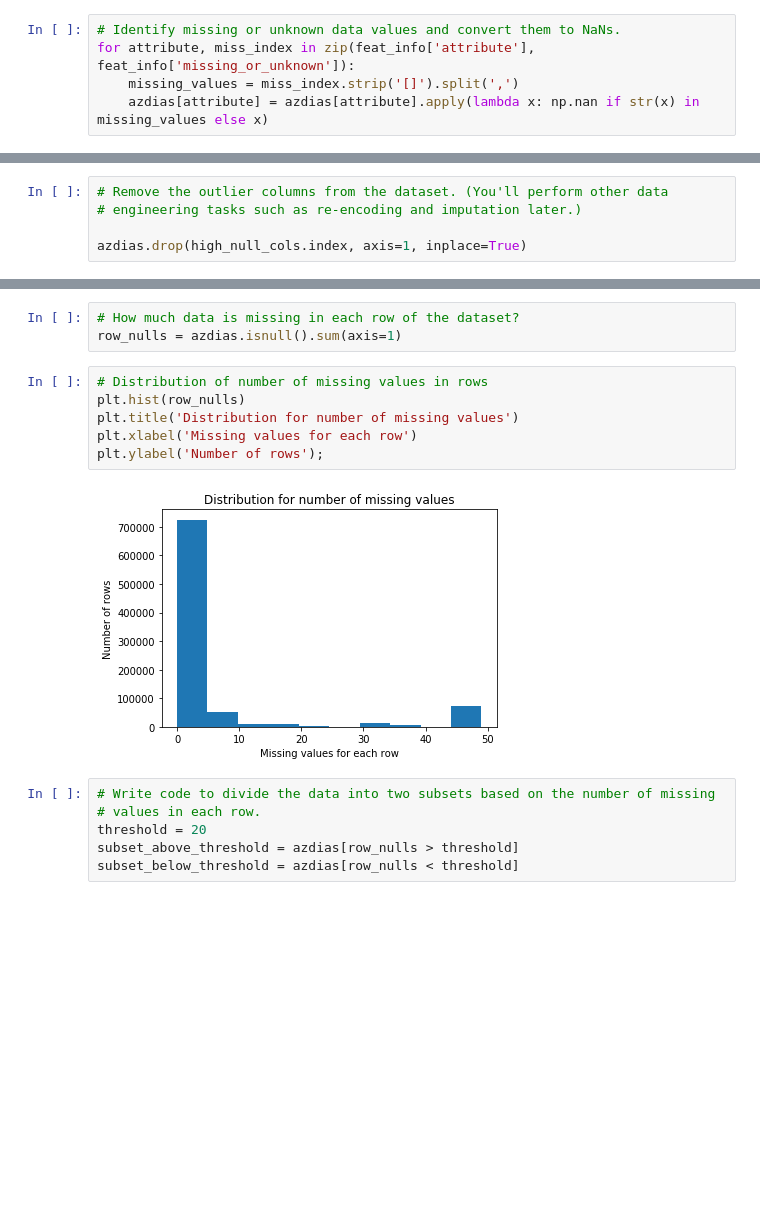
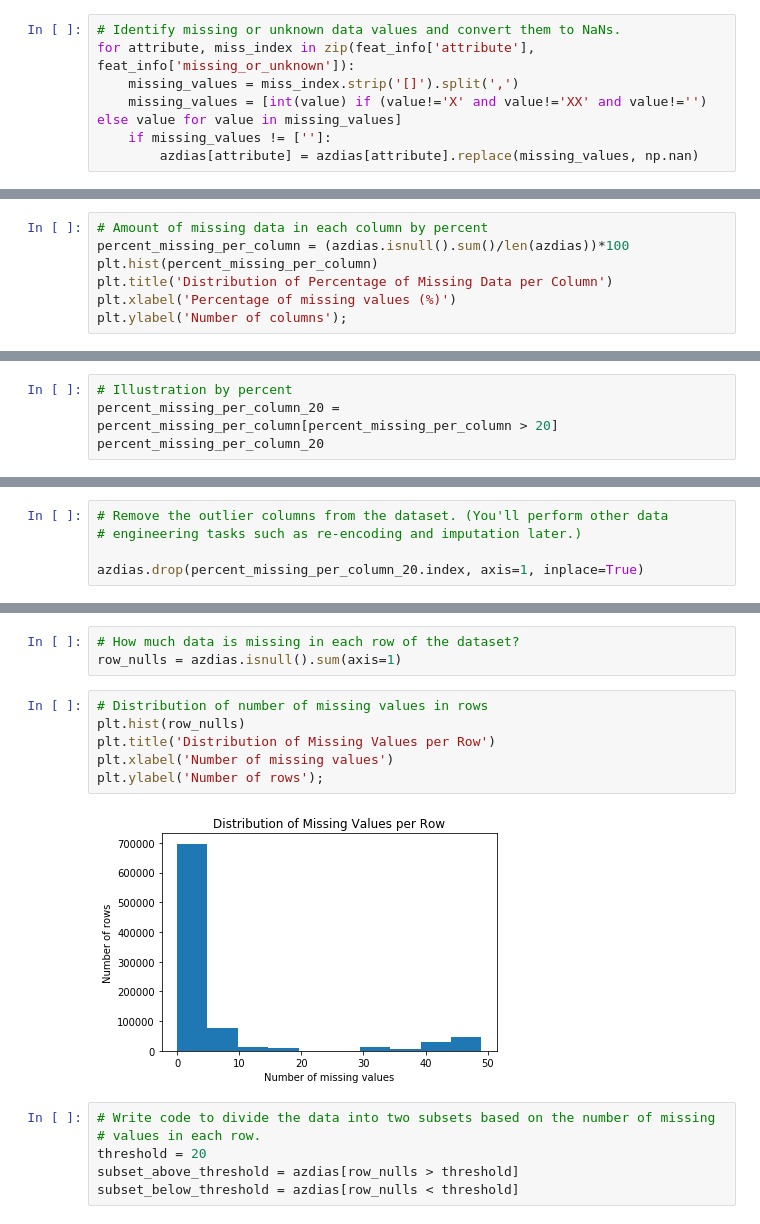
Before and after one commit to Faisal-AlDhuwayhi/Identify-Customer-Segments, a Jupyter notebook: Identify_Customer_Segments.ipynb, the cells around one changed output, grey strips where cells are left out. Drawn from its saved outputs; the diff is of its cells as text; blank space fills up the shorter version.

```diff
--- a/Identify_Customer_Segments.ipynb
+++ b/Identify_Customer_Segments.ipynb
@@ -129,7 +129,9 @@ num_nan
 # Identify missing or unknown data values and convert them to NaNs.
 for attribute, miss_index in zip(feat_info['attribute'], feat_info['missing_or_unknown']):
     missing_values = miss_index.strip('[]').split(',')
-    azdias[attribute] = azdias[attribute].apply(lambda x: np.nan if str(x) in missing_values else x)
+    missing_values = [int(value) if (value!='X' and value!='XX' and value!='') else value for value in missing_values]
+    if missing_values != ['']:
+        azdias[attribute] = azdias[attribute].replace(missing_values, np.nan)
 # %%
 # NaN values After conversion
 azdias.isna().sum().sum()
@@ -175,0 +178,7 @@ plt.ylabel('Number of columns');
+# %%
+# Amount of missing data in each column by percent
+percent_missing_per_column = (azdias.isnull().sum()/len(azdias))*100
+plt.hist(percent_missing_per_column)
+plt.title('Distribution of Percentage of Missing Data per Column')
+plt.xlabel('Percentage of missing values (%)')
+plt.ylabel('Number of columns');
@@ -175,0 +187,4 @@ plt.ylabel('Number of columns');
+# %%
+# Illustration by percent
+percent_missing_per_column_20 = percent_missing_per_column[percent_missing_per_column > 20]
+percent_missing_per_column_20
@@ -185,6 +212,6 @@ dtype: int64
 # Remove the outlier columns from the dataset. (You'll perform other data
 # engineering tasks such as re-encoding and imputation later.)
 
-azdias.drop(high_null_cols.index, axis=1, inplace=True)
+azdias.drop(percent_missing_per_column_20.index, axis=1, inplace=True)
 # %%
 # Remove the outlier columns from feat_info dataset for easier manipulation later
@@ -214,11 +244,11 @@ row_nulls = azdias.isnull().sum(axis=1)
 # %%
 # Distribution of number of missing values in rows
 plt.hist(row_nulls)
-plt.title('Distribution for number of missing values')
-plt.xlabel('Missing values for each row')
+plt.title('Distribution of Missing Values per Row')
+plt.xlabel('Number of missing values')
 plt.ylabel('Number of rows');
 # %% [output]
-[figure, old version]
+[figure, new version]
 # %%
 # Write code to divide the data into two subsets based on the number of missing
 # values in each row.
```
Also changed, not shown: parts of 33 cells of this notebook.
